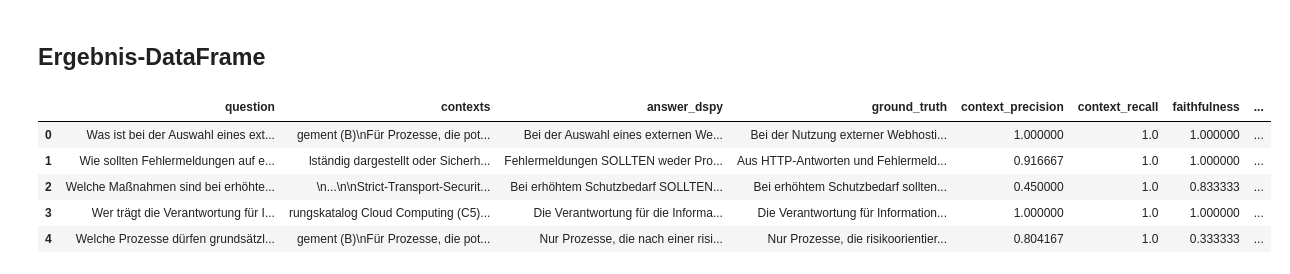
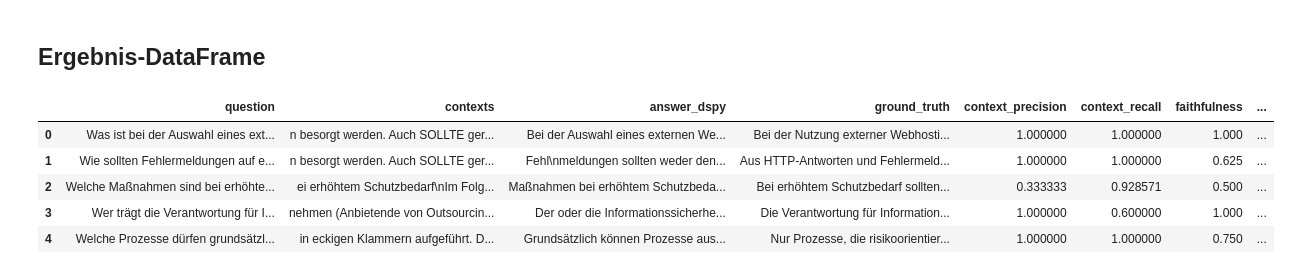
Before and after one commit to aihpi/pilotprojekt-GrundschutzKI, a Jupyter notebook: notebooks/02_dspy_rag.ipynb, the cells around one changed output. Drawn from its saved outputs; the diff is of its cells as text; code cells hidden in the pictures.

```diff
--- a/notebooks/02_dspy_rag.ipynb
+++ b/notebooks/02_dspy_rag.ipynb
@@ -30,7 +33,7 @@ def _retrieve_contexts(question: str, k: int, client, collection_name: str, llm_
     return [res.payload.get('text', '') for res in results]
 
 def build_eval_dataset(
-    csv_path: str = '../GrundschutzKI_Fragen-Antworten-Fundstellen.csv',
+    csv_path: str = '../data/data_evaluation/GSKI_Fragen-Antworten-Fundstellen.csv',
     top_k: int = 5,
 ) -> Dataset:
     llm_cfg = load_llm_config()
@@ -43,18 +46,21 @@ def build_eval_dataset(
 
     for _, row in df.iterrows():
         question = row['Frage']
-        ground_truth = row['Antwort']
+        ground_truth_answer = row['Antwort']
+        ground_truth_context = row['Fundstellen im IT-Grundschutz-Kompendium 2023']
+
         contexts = _retrieve_contexts(question, top_k, qdrant_client, collection_name, llm_cfg)
 
         records.append({
             'question': question,
             'contexts': contexts,
-            'ground_truth': ground_truth,
+            'ground_truth_answer': ground_truth_answer,
+            'ground_truth_context': ground_truth_context,
         })
 
     return Dataset.from_list(records)
 
-dataset = build_eval_dataset(top_k=5)
+dataset = build_eval_dataset(top_k=3)
 dataset
 # %% [output]
 Processing embeddings 0 to 1 / 1
@@ -116,12 +134,12 @@ rag = RAGModule()
 # Beispielausgaben
 for i in range(3):
     row = dataset[i]
-    context = "\n\n".join(row["contexts"])
-    pred = rag(question=row["question"], context=context)
+    contexts = row["contexts"]
+    pred = rag(question=row["question"], contexts=contexts)
     print(f"\n--- SAMPLE {i} ---")
     print("QUESTION:", row["question"])
     print("PREDICTED ANSWER:", pred.response)
-    print("GROUND TRUTH:", row["ground_truth"])
+    print("GROUND TRUTH:", row["ground_truth_answer"])
 # %% [output]
 --- SAMPLE 0 ---
 QUESTION: Was ist der Unterschied zwischen Prozess- und Systembausteinen?
@@ -181,10 +205,9 @@ from dspy.evaluate import SemanticF1
 # DSPy Examples aus dem vorhandenen Dataset
 examples = []
 for row in dataset:
-    context = "\n\n".join(row["contexts"])
     examples.append(
-        dspy.Example(question=row["question"], context=context, response=row["ground_truth"])
-            .with_inputs("question", "context")
+        dspy.Example(question=row["question"], contexts=row["contexts"], response=row["ground_truth_answer"])
+            .with_inputs("question", "contexts")
     )
 
 
@@ -192,9 +215,9 @@ for row in dataset:
 trainset = examples[: max(1, len(examples)//5)]
 devset = examples[max(1, len(examples)//5):]
 
-# metric = SemanticF1(decompositional=True)
+metric = SemanticF1(decompositional=False)
 
 # Optimizer (wenig Threads zum Start)
-tp = dspy.MIPROv2(metric=ragas_ac_metric, auto='light', num_threads=4)
+tp = dspy.MIPROv2(metric=metric, auto='light', num_threads=6)
 optimized_rag = tp.compile(rag, trainset=trainset)
 # %% [output]
@@ -296,10 +298,14 @@ task: <Task pending name='Task-326' coro=<LoggingWorker._worker_loop() done, def
 split = max(1, len(dataset) // 5)
 dev_rows = list(dataset)[split:]
 dspy_dev_answers = []
-for row in dev_rows:
-    context = "\n\n".join(row["contexts"])
-    pred = optimized_rag(question=row["question"], context=context)
+for i, row in enumerate(dev_rows):
+    print(f"\n--- SAMPLE {i+1} ---")
+    contexts = row["contexts"]
+    pred = rag(question=row["question"], contexts=contexts)
     dspy_dev_answers.append(pred.response)
+    print("QUESTION:", row["question"])
+    print("PREDICTED ANSWER:", pred.response)
+    print("GROUND TRUTH:", row["ground_truth_answer"])
 
 # Neues Dataset fürs Scoring
 from datasets import Dataset
@@ -307,7 +313,8 @@ from datasets import Dataset
 dev_dataset = Dataset.from_dict({
     "question": [r["question"] for r in dev_rows],
     "contexts": [r["contexts"] for r in dev_rows],
-    "ground_truth": [r["ground_truth"] for r in dev_rows],
+    "ground_truth_answer": [r["ground_truth_answer"] for r in dev_rows],
+    "ground_truth_context": [r["ground_truth_context"] for r in dev_rows],
     "answer": dspy_dev_answers,   # <- DSPy Antworten
 })
 # %% [output]
@@ -411,36 +440,36 @@ print(stats)
 # %%
 import pandas as pd
 
 # DSPy-Antworten erzeugen (optimized_rag falls vorhanden)
 _rag_model = optimized_rag if 'optimized_rag' in globals() else rag
 dspy_answers = []
 for row in dataset:
-    context = "\n\n".join(row['contexts'])
-    pred = _rag_model(question=row['question'], context=context)
+    contexts = row['contexts']
+    pred = _rag_model(question=row['question'], contexts=contexts)
     dspy_answers.append(pred.response)
 
 
 # DataFrame zusammenbauen
 df = pd.DataFrame({
     'question': [r['question'] for r in dev_dataset],
     'contexts': ["\n\n".join(r['contexts']) for r in dev_dataset],
     'answer_dspy': dspy_dev_answers,
-    'ground_truth': [r['ground_truth'] for r in dev_dataset],
+    'ground_truth': [r['ground_truth_answer'] for r in dev_dataset],
     'context_precision': [s['context_precision'] for s in scores],
     'context_recall': [s['context_recall'] for s in scores],
     'faithfulness': [s['faithfulness'] for s in scores],
     'answer_correctness': [s['answer_correctness'] for s in scores],
 })
 
 
 df.head()
 # %% [output]
 |  | question | contexts | answer_dspy | ground_truth | context_precision | context_recall | faithfulness | ... |
-| 0 | Was ist bei der Auswahl eines ext... | gement (B)\nFür Prozesse, die pot... | Bei der Auswahl eines externen We... | Bei der Nutzung externer Webhosti... | 1.000000 | 1.0 | 1.000000 | ... |
-| 1 | Wie sollten Fehlermeldungen auf e... | lständig dargestellt oder Sicherh... | Fehlermeldungen SOLLTEN weder Pro... | Aus HTTP-Antworten und Fehlermeld... | 0.916667 | 1.0 | 1.000000 | ... |
-| 2 | Welche Maßnahmen sind bei erhöhte... | \n...\n\nStrict-Transport-Securit... | Bei erhöhtem Schutzbedarf SOLLTEN... | Bei erhöhtem Schutzbedarf sollten... | 0.450000 | 1.0 | 0.833333 | ... |
-| 3 | Wer trägt die Verantwortung für I... | rungskatalog Cloud Computing (C5)... | Die Verantwortung für die Informa... | Die Verantwortung für Information... | 1.000000 | 1.0 | 1.000000 | ... |
-| 4 | Welche Prozesse dürfen grundsätzl... | gement (B)\nFür Prozesse, die pot... | Nur Prozesse, die nach einer risi... | Nur Prozesse, die risikoorientier... | 0.804167 | 1.0 | 0.333333 | ... |
+| 0 | Was ist bei der Auswahl eines ext... | n besorgt werden. Auch SOLLTE ger... | Bei der Auswahl eines externen We... | Bei der Nutzung externer Webhosti... | 1.000000 | 1.000000 | 1.000 | ... |
+| 1 | Wie sollten Fehlermeldungen auf e... | n besorgt werden. Auch SOLLTE ger... | Fehl\nmeldungen sollten weder den... | Aus HTTP-Antworten und Fehlermeld... | 1.000000 | 1.000000 | 0.625 | ... |
+| 2 | Welche Maßnahmen sind bei erhöhte... | ei erhöhtem Schutzbedarf\nIm Folg... | Maßnahmen bei erhöhtem Schutzbeda... | Bei erhöhtem Schutzbedarf sollten... | 0.333333 | 0.928571 | 0.500 | ... |
+| 3 | Wer trägt die Verantwortung für I... | nehmen (Anbietende von Outsourcin... | Der oder die Informationssicherhe... | Die Verantwortung für Information... | 1.000000 | 0.600000 | 1.000 | ... |
+| 4 | Welche Prozesse dürfen grundsätzl... | in eckigen Klammern aufgeführt. D... | Grundsätzlich können Prozesse aus... | Nur Prozesse, die risikoorientier... | 1.000000 | 1.000000 | 0.750 | ... |
 # %%
 print(df["question"][10])
 print()
```
Also changed, not shown: parts of 14 cells of this notebook, 9 other files.
